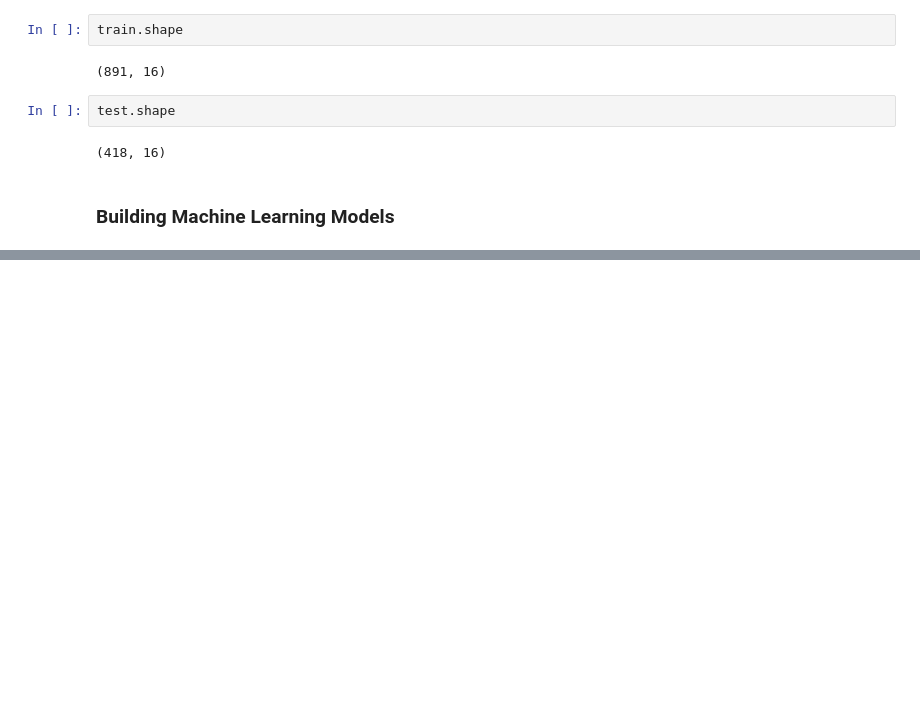
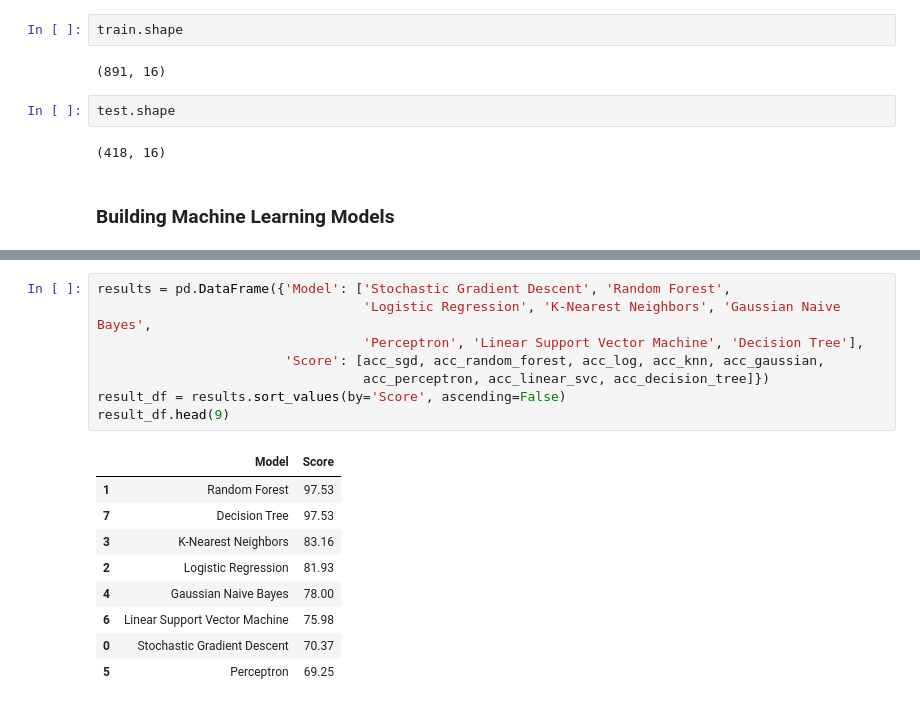
Before and after one commit to lenchyk/ML_Practice, a Jupyter notebook: Titanic/Titanic_anew.ipynb, the cells around one changed output, grey strips where cells are left out. Cells and saved outputs as stored; diff of their text form; blank space fills up the shorter version.

```diff
--- a/Titanic/Titanic_anew.ipynb
+++ b/Titanic/Titanic_anew.ipynb
@@ -383,0 +480,18 @@ test.shape
+# %%
+results = pd.DataFrame({'Model': ['Stochastic Gradient Descent', 'Random Forest',
+                                  'Logistic Regression', 'K-Nearest Neighbors', 'Gaussian Naive Bayes',
+                                  'Perceptron', 'Linear Support Vector Machine', 'Decision Tree'],
+                        'Score': [acc_sgd, acc_random_forest, acc_log, acc_knn, acc_gaussian,
+                                  acc_perceptron, acc_linear_svc, acc_decision_tree]})
+result_df = results.sort_values(by='Score', ascending=False)
+result_df.head(9)
+# %% [output]
+|  | Model | Score |
+| 1 | Random Forest | 97.53 |
+| 7 | Decision Tree | 97.53 |
+| 3 | K-Nearest Neighbors | 83.16 |
+| 2 | Logistic Regression | 81.93 |
+| 4 | Gaussian Naive Bayes | 78.00 |
+| 6 | Linear Support Vector Machine | 75.98 |
+| 0 | Stochastic Gradient Descent | 70.37 |
+| 5 | Perceptron | 69.25 |
```
Also changed, not shown: parts of 35 cells of this notebook.
